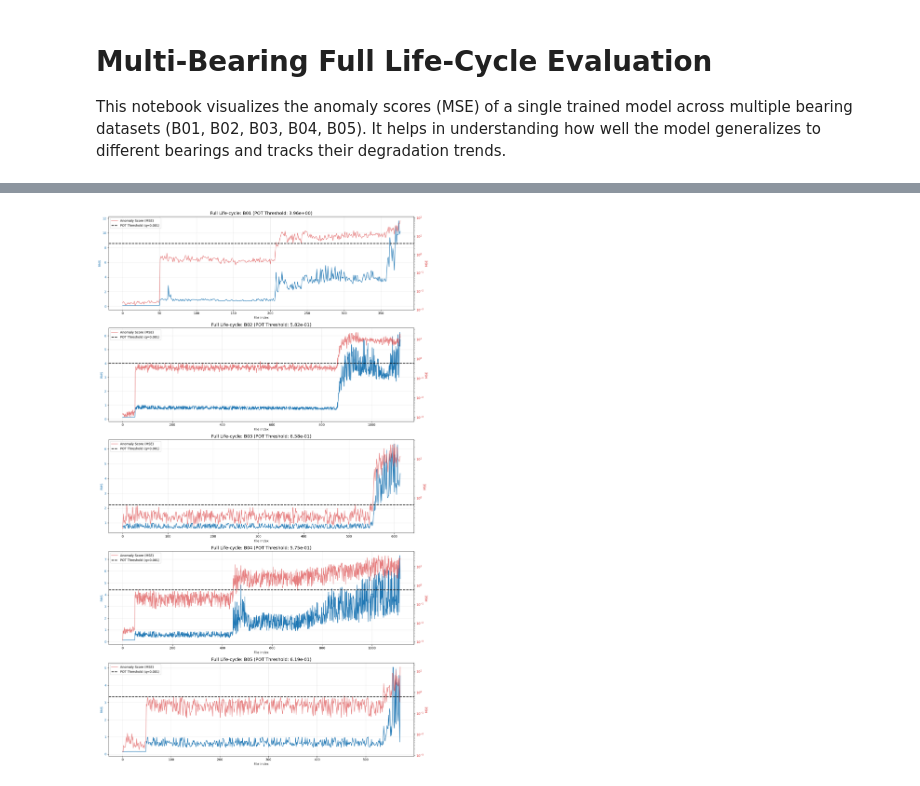
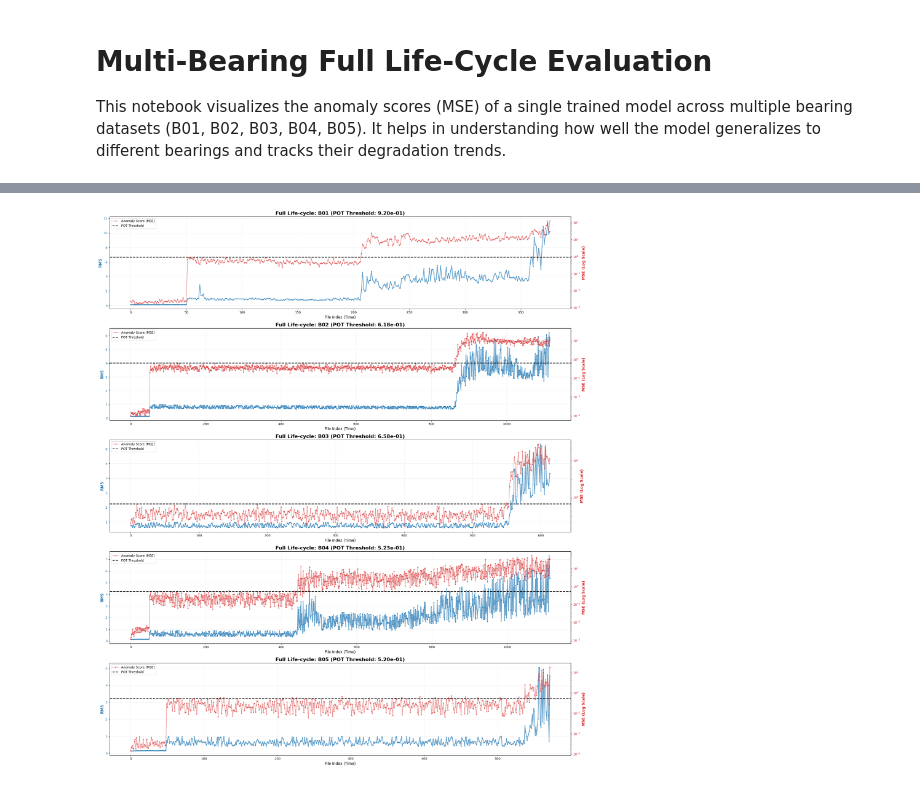
Before and after one commit to sunbv56/mamba-forecast-ad, a Jupyter notebook: src/notebooks/multi_bearing_lifecycle.ipynb, the cells around one changed output, grey strips where cells are left out. Drawn from its saved outputs; the diff is of its cells as text; code cells hidden in the pictures.

```diff
--- a/src/notebooks/multi_bearing_lifecycle.ipynb
+++ b/src/notebooks/multi_bearing_lifecycle.ipynb
@@ -21,6 +21,8 @@ from src.models.mamba import MambaTSOfficial, MambaTSConfig, HybridMambaCNN
 from src.data import BearingDataset
 from src.evaluation.anomaly_scorer import calculate_anomaly_score
 from src.evaluation.metrics import calculate_threshold_pot
+
+DISABLE_STATS_GLOBAL = False
 # %%
 # --- Configuration ---
 
@@ -28,8 +30,8 @@ from src.evaluation.metrics import calculate_threshold_pot
 # model_path = os.path.join(project_root, "results/models/mamba1_hybrid_best.pth")
 # model_path = os.path.join(project_root, "results/models/mamba1_hybrid_small_best.pth")
 # model_path = os.path.join(project_root, "results/models/mamba1_hybrid_tiny_best.pth")
-# model_path = os.path.join(project_root, "results/models/mamba1_hybrid_nano_best.pth")
-model_path = os.path.join(project_root, "results/models/mamba1_hybrid_expanded_best.pth")
+model_path = os.path.join(project_root, "results/models/mamba1_hybrid_nano_best.pth")
+# model_path = os.path.join(project_root, "results/models/mamba1_hybrid_expanded_best.pth")
 
 # mambats_off
 # model_path = os.path.join(project_root, "results/models/mambats_official_best.pth")
@@ -41,8 +43,8 @@ model_path = os.path.join(project_root, "results/models/mamba1_hybrid_expanded_b
 # config_path = os.path.join(project_root, "configs/default.yaml")
 # config_path = os.path.join(project_root, "configs/small.yaml")
 # config_path = os.path.join(project_root, "configs/tiny.yaml")
-# config_path = os.path.join(project_root, "configs/nano.yaml")
-config_path = os.path.join(project_root, "configs/expanded.yaml")
+config_path = os.path.join(project_root, "configs/nano.yaml")
+# config_path = os.path.join(project_root, "configs/expanded.yaml")
 
 device = "cuda" if torch.cuda.is_available() else "cpu"
 
@@ -247,44 +248,49 @@ Mode: Hybrid (8 features)
 # %%
-# --- Plotting ---
+# --- Plotting (Cập nhật để phóng to và nhìn rõ hơn) ---
 n_bearings = len(all_results)
 if n_bearings > 0:
-    fig, axes = plt.subplots(n_bearings, 1, figsize=(15, 5 * n_bearings), sharex=False)
+    # 1. Tăng figsize width từ 15 lên 22 để hình rộng hơn
+    fig, axes = plt.subplots(n_bearings, 1, figsize=(22, 5 * n_bearings), sharex=False)
     if n_bearings == 1: axes = [axes]
 
     for i, b_id in enumerate(all_results.keys()):
         res = all_results[b_id]
         ax = axes[i]
 
-        # Calculate POT Threshold based on the first 20% of scores (assuming healthy)
         scores = np.array(res['mse'])
+        indices = np.array(res['indices'])
+        rms_vals = np.array(res['rms'])
+
+        # Ngưỡng POT
         n_init = max(5, int(len(scores) * 0.2))
-        healthy_init = scores[:n_init]
-        threshold = calculate_threshold_pot(healthy_init, q=POT_Q)
+        threshold = calculate_threshold_pot(scores[:n_init], q=POT_Q)
 
-        ax.set_title(f"Full Life-cycle: {b_id} (POT Threshold: {threshold:.2e})", fontsize=14)
+        ax.set_title(f"Full Life-cycle: {b_id} (POT Threshold: {threshold:.2e})", fontsize=16, fontweight='bold')
 
-        # RMS on left axis
+        # RMS (Trục trái) - Thêm marker để nhìn rõ từng điểm khi phóng to
         color_rms = 'tab:blue'
-        ax.plot(res['indices'], res['rms'], color=color_rms, label='RMS')
-        ax.set_ylabel('RMS', color=color_rms)
+        ax.plot(indices, rms_vals, color=color_rms, label='RMS', linewidth=2, marker='.', markersize=4, alpha=0.7)
+        ax.set_ylabel('RMS', color=color_rms, fontsize=12, fontweight='bold')
         ax.tick_params(axis='y', labelcolor=color_rms)
 
-        # MSE on right axis
+        # MSE (Trục phải)
         ax_twin = ax.twinx()
         color_mse = 'tab:red'
-        ax_twin.plot(res['indices'], res['mse'], color=color_mse, alpha=0.6, label='Anomaly Score (MSE)')
-        ax_twin.axhline(y=threshold, color='black', linestyle='--', linewidth=2, label=f'POT Threshold (q={POT_Q})')
-        ax_twin.set_ylabel('MSE', color=color_mse)
+        ax_twin.plot(indices, scores, color=color_mse, alpha=0.5, label='Anomaly Score (MSE)', marker='o', markersize=3)
+        ax_twin.axhline(y=threshold, color='black', linestyle='--', linewidth=2, label=f'POT Threshold')
+        ax_twin.set_ylabel('MSE (Log Scale)', color=color_mse, fontsize=12, fontweight='bold')
         ax_twin.tick_params(axis='y', labelcolor=color_mse)
         ax_twin.set_yscale('log')
 
-        ax.grid(True, alpha=0.3)
-        ax.set_xlabel('File Index')
-        ax_twin.legend(loc='upper left')
+        # --- PHÓNG TO GIAI ĐOẠN CUỐI ---
+        # Bạn có thể uncomment dòng dưới đây để chủ động zoom vào đoạn cuối của mỗi bearing
+        # ax.set_xlim(left=indices[int(len(indices)*0.7)])
+
+        ax.grid(True, which="both", ls="-", alpha=0.2)
+        ax.set_xlabel('File Index (Time)', fontsize=12)
+        ax_twin.legend(loc='upper left', fontsize=10)
 
     plt.tight_layout()
     plt.show()
-else:
-    print("No data to plot.")
 # %% [output]
-[figure, old version]
+[figure, new version]
```
Also changed, not shown: parts of 7 cells of this notebook, 14 other files.
